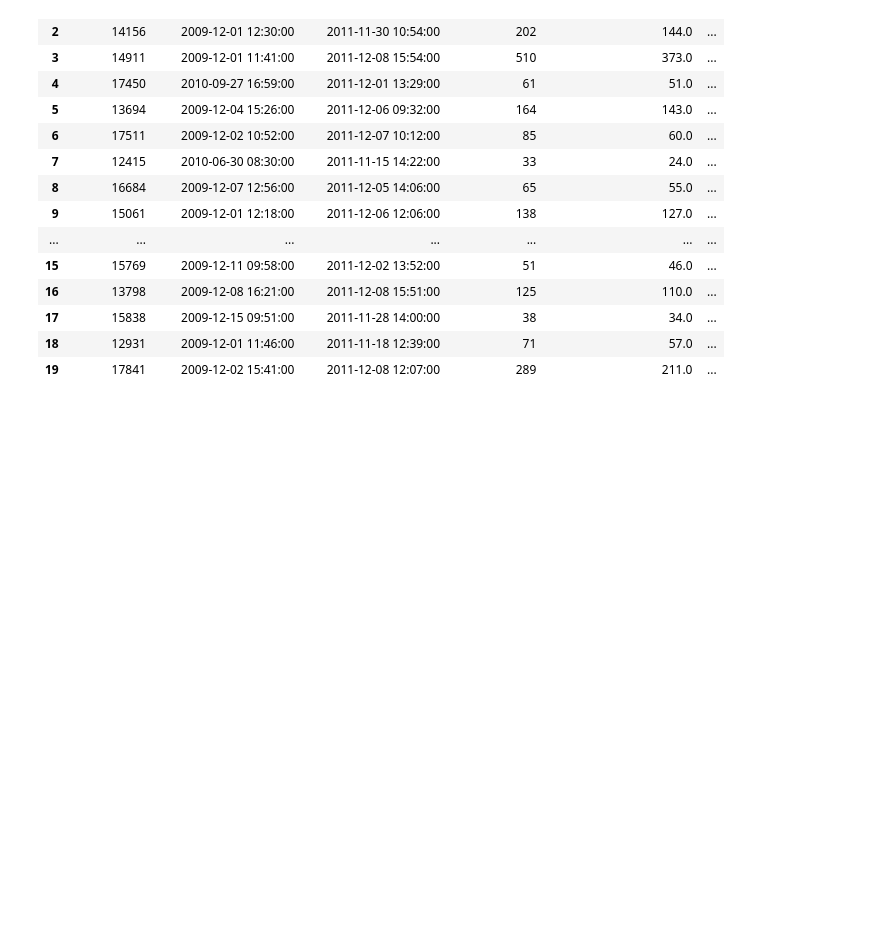
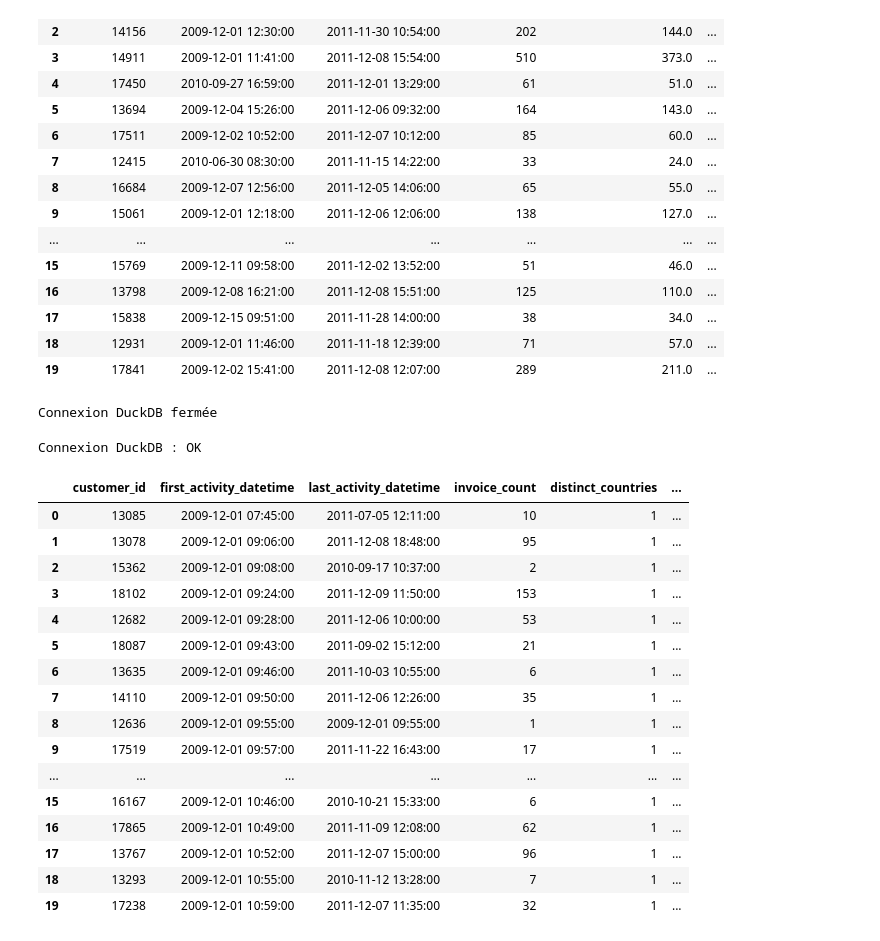
Before and after one commit to skygg-gg/customer_value_radar, a Jupyter notebook: notebooks/business_scope.ipynb, the cells around one changed output. Saved outputs shown, nothing was run; the diff lists cells and outputs as text; code cells hidden in the pictures; blank space fills up the shorter version.

```diff
--- a/notebooks/business_scope.ipynb
+++ b/notebooks/business_scope.ipynb
@@ -714,3 +714,48 @@ display(customer_preview)
 | 17 | 15838 | 2009-12-15 09:51:00 | 2011-11-28 14:00:00 | 38 | 34.0 | ... |
 | 18 | 12931 | 2009-12-01 11:46:00 | 2011-11-18 12:39:00 | 71 | 57.0 | ... |
 | 19 | 17841 | 2009-12-02 15:41:00 | 2011-12-08 12:07:00 | 289 | 211.0 | ... |
+# %%
+connection.close()
+
+print("Connexion DuckDB fermée")
+# %% [output]
+Connexion DuckDB fermée
+# %%
+connection = duckdb.connect(
+    str(DATABASE_FILE)
+)
+
+print("Connexion DuckDB : OK")
+# %% [output]
+Connexion DuckDB : OK
+# %%
+# Aperçu de dim_customers
+
+customers_sample = connection.sql(
+    """
+    SELECT *
+    FROM dim_customers
+    ORDER BY first_activity_datetime
+    LIMIT 20
+    """
+).df()
+
+display(customers_sample)
+# %% [output]
+|  | customer_id | first_activity_datetime | last_activity_datetime | invoice_count | distinct_countries | ... |
+| 0 | 13085 | 2009-12-01 07:45:00 | 2011-07-05 12:11:00 | 10 | 1 | ... |
+| 1 | 13078 | 2009-12-01 09:06:00 | 2011-12-08 18:48:00 | 95 | 1 | ... |
+| 2 | 15362 | 2009-12-01 09:08:00 | 2010-09-17 10:37:00 | 2 | 1 | ... |
+| 3 | 18102 | 2009-12-01 09:24:00 | 2011-12-09 11:50:00 | 153 | 1 | ... |
+| 4 | 12682 | 2009-12-01 09:28:00 | 2011-12-06 10:00:00 | 53 | 1 | ... |
+| 5 | 18087 | 2009-12-01 09:43:00 | 2011-09-02 15:12:00 | 21 | 1 | ... |
+| 6 | 13635 | 2009-12-01 09:46:00 | 2011-10-03 10:55:00 | 6 | 1 | ... |
+| 7 | 14110 | 2009-12-01 09:50:00 | 2011-12-06 12:26:00 | 35 | 1 | ... |
+| 8 | 12636 | 2009-12-01 09:55:00 | 2009-12-01 09:55:00 | 1 | 1 | ... |
+| 9 | 17519 | 2009-12-01 09:57:00 | 2011-11-22 16:43:00 | 17 | 1 | ... |
+| ... | ... | ... | ... | ... | ... | ... |
+| 15 | 16167 | 2009-12-01 10:46:00 | 2010-10-21 15:33:00 | 6 | 1 | ... |
+| 16 | 17865 | 2009-12-01 10:49:00 | 2011-11-09 12:08:00 | 62 | 1 | ... |
+| 17 | 13767 | 2009-12-01 10:52:00 | 2011-12-07 15:00:00 | 96 | 1 | ... |
+| 18 | 13293 | 2009-12-01 10:55:00 | 2010-11-12 13:28:00 | 7 | 1 | ... |
+| 19 | 17238 | 2009-12-01 10:59:00 | 2011-12-07 11:35:00 | 32 | 1 | ... |
```
Also changed, not shown: parts of 2 cells of this notebook, 1 other file.
